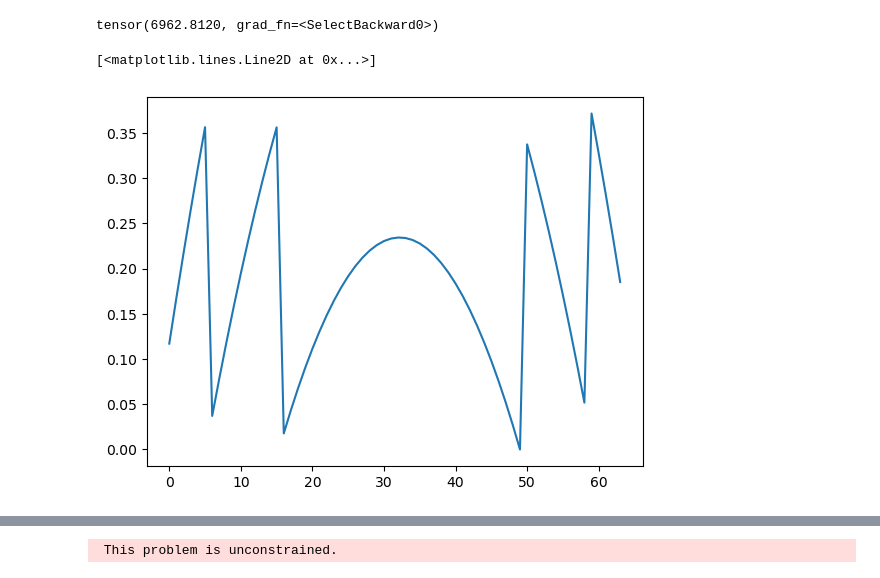
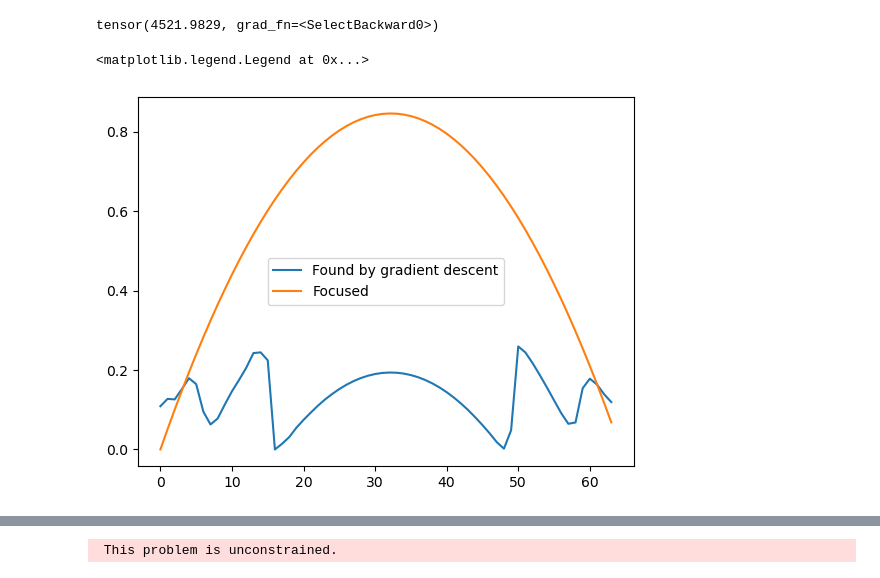
Before and after one commit to creatis-ULTIM/PyMUST, a Jupyter notebook: examples/testGPU.ipynb, the cells around one changed output, grey strips where cells are left out. Drawn from its saved outputs; the diff is of its cells as text; code cells hidden in the pictures.

Commit message:
Added numerical engine;

```diff
--- a/examples/testGPU.ipynb
+++ b/examples/testGPU.ipynb
@@ -1069,0 +1082,3 @@ P1[100, 50], P1.max()
+# %%
+i, j = np.random.randint(P1.shape)
+i, j
@@ -1069,0 +1087,3 @@ P1[100, 50], P1.max()
+# %%
+txdel = numpy.zeros((1, param.Nelements))
+txapod = numpy.ones((1, param.Nelements))
@@ -1070,14 +1142,24 @@ P1[100, 50], P1.max()
 # %%
-lr = 1e-21
-for step in range(100):
+lr = 1e-24
+for step in range(10000):
     # Compute gradients w.r.t x, w, b
-    P1, P_SPECT, IDX, outputs = pfield(X, [], Z, txdel, param, gradientsTx = True)
-    loss = - 10000*P1[100, 50]
+    param.TXapodization = txapod
+    i, j = np.random.randint(P1.shape)
+    XX = np.array([X[100, 50], X[i, j]])
+    ZZ = np.array([Z[100, 50], Z[i, j]])
+    P1, P_SPECT, IDX, outputs = pfield(XX, [], ZZ, txdel, param, engine = numericalEngine.NumericalEngine('torch'), gradientsTx = True)
+    loss = - 10000*P1[0] + 5000 *P1[1]
+    if step % 100 == 0:
+        print(step, loss)
     loss.backward()  # retain graph to reuse same forward
-    print(loss)
     # Manual gradient descent update
     with torch.no_grad():
         txdel -= lr * outputs['delaysTX'].grad.detach().cpu().numpy()
         txdel -= numpy.min(txdel)
+
+        #txapod -= lr*1e13 * outputs['APOD'].grad.detach().cpu().numpy()
+        txapod[ txapod <= 0] = 0
+
         outputs['delaysTX'].grad.zero_()
+        outputs['APOD'].grad.zero_()
 # %% [output]
@@ -1117,10 +1199,13 @@ plt.plot(txdelay2.flatten()*1e6)
 # %%
-P1, P_SPECT, IDX, outputs = pfield(X, [], Z, txdelay2, param, gradientsTx = True)
+txdelay2 = pymust.txdelayFocused(param, X[100, 50], Z[100, 50])
+P1_2, P_SPECT, IDX, outputs = pfield(X, [], Z, txdelay2, param)
 print(P1[100, 50])
 # %% [output]
-tensor(6962.8120, grad_fn=<SelectBackward0>)
+tensor(4521.9829, grad_fn=<SelectBackward0>)
 # %%
-plt.plot(txdel.flatten()*1e6)
+plt.plot(txdel.flatten()*1e6, label = 'Found by gradient descent')
+plt.plot(txdelay2.flatten()*1e6, label = 'Focused')
+plt.legend()
 # %% [output]
-[<matplotlib.lines.Line2D at 0x...>]
+<matplotlib.legend.Legend at 0x...>
-[figure, old version]
+[figure, new version]
```
Also changed, not shown: parts of 20 cells of this notebook, 4 other files.
